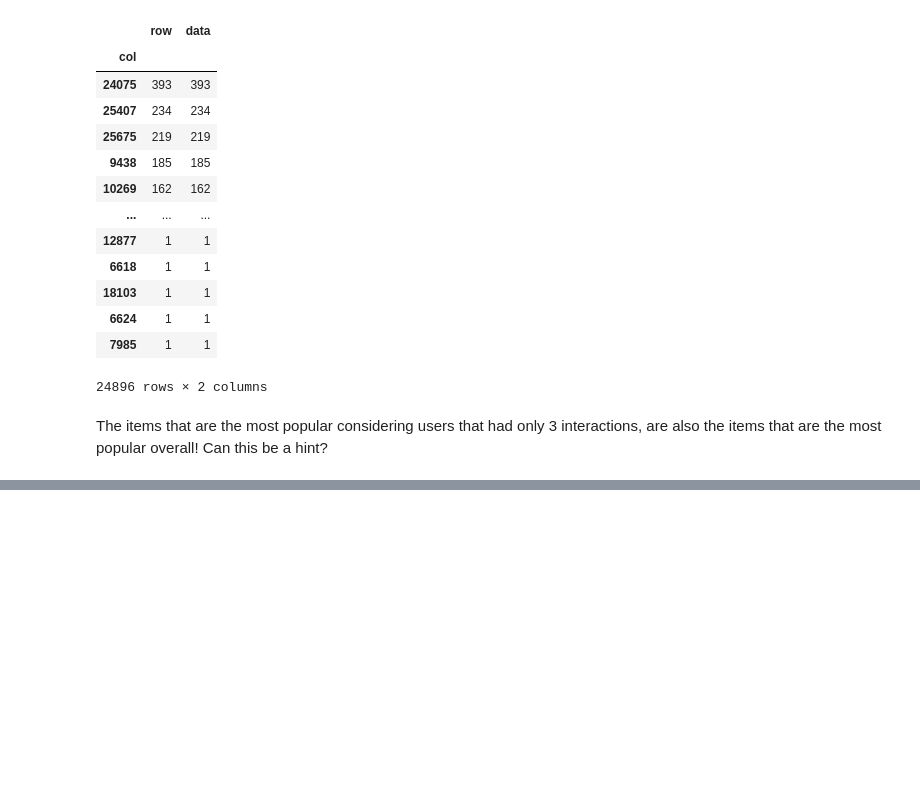
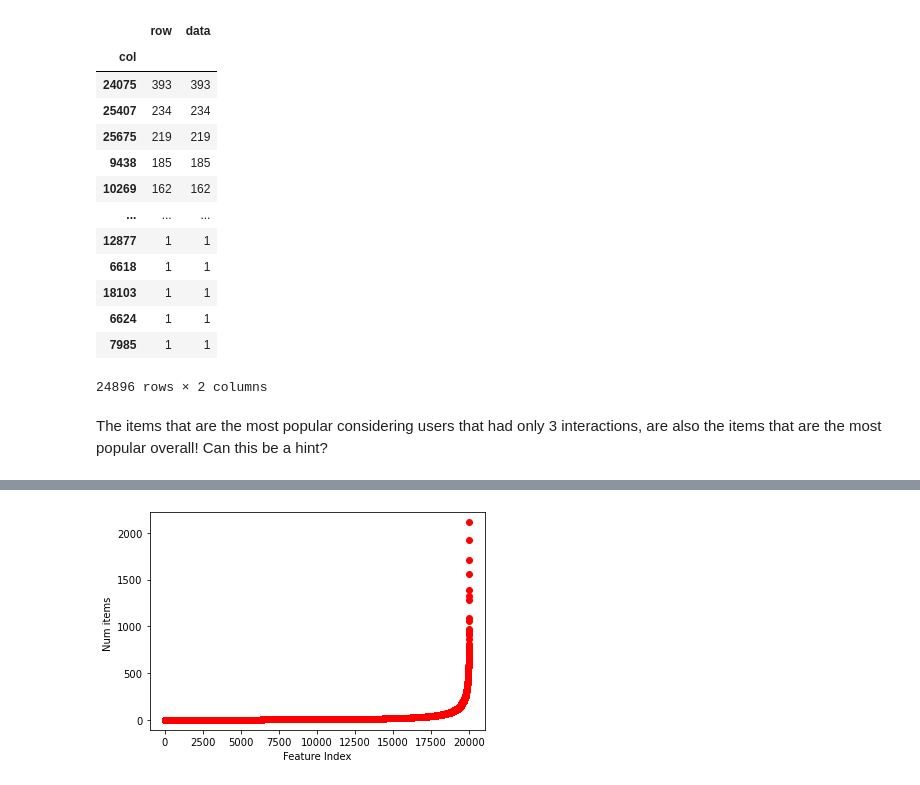
Before and after one commit to mattiasu96/Recommender-Systems-Challenge, a Jupyter notebook: New Challenge Data/Data Analysis.ipynb, the cells around one changed output, grey strips where cells are left out. Drawn from its saved outputs; the diff is of its cells as text; code cells hidden in the pictures; blank space fills up the shorter version.

```diff
--- a/New Challenge Data/Data Analysis.ipynb
+++ b/New Challenge Data/Data Analysis.ipynb
@@ -332,0 +436,7 @@ The items that are the most popular considering users that had only 3 interactio
+# %%
+plt.plot(items_per_feature, 'ro')
+plt.ylabel('Num items ')
+plt.xlabel('Feature Index')
+plt.show()
+# %% [output]
+[figure, added]
```
Also changed, not shown: parts of 13 cells of this notebook, 8 other files.
